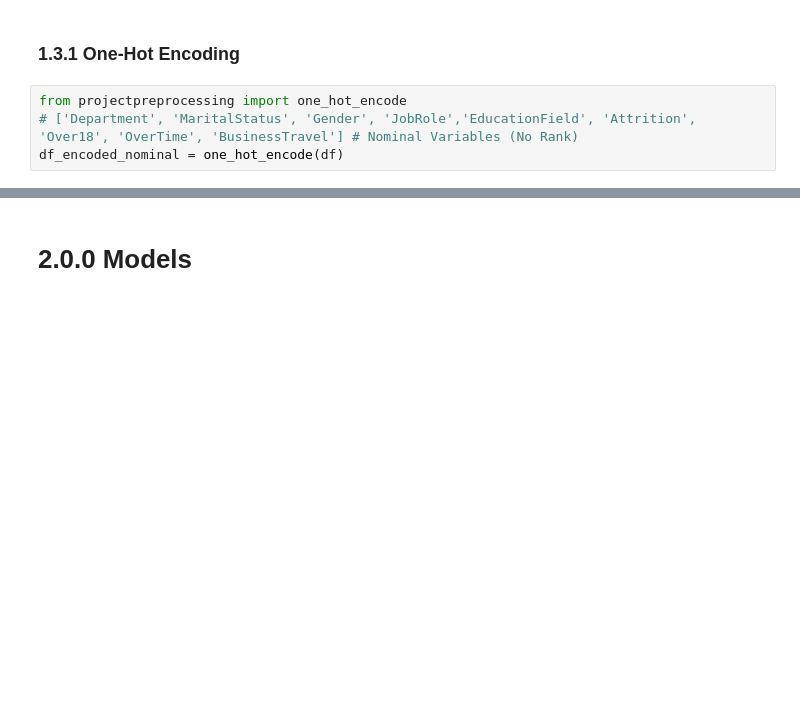
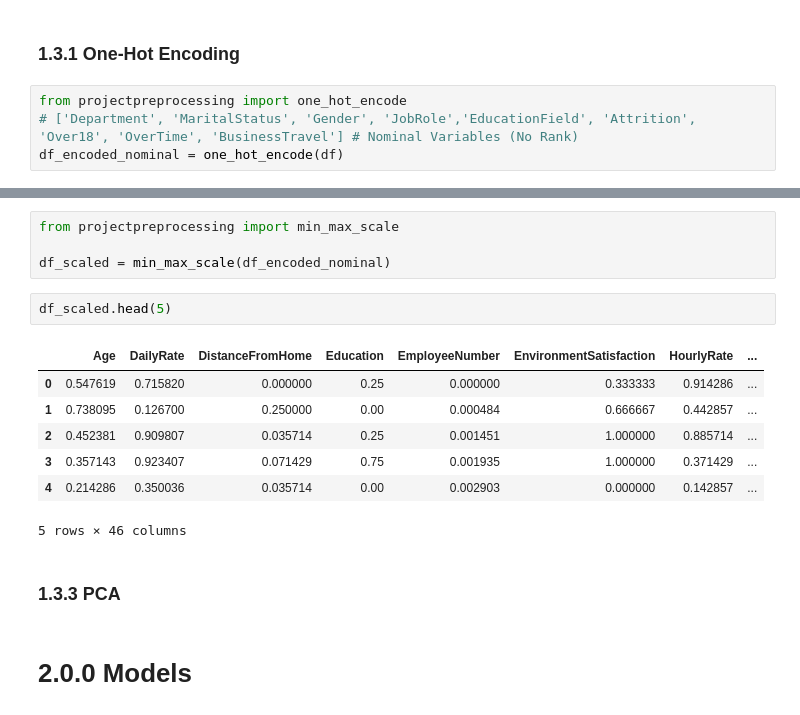
Before and after one commit to yzysnake/Data_Mining_Principles, a Jupyter notebook: Group Project/GroupProject.ipynb, the cells around one changed output, grey strips where cells are left out. Drawn from its saved outputs; the diff is of its cells as text; blank space fills up the shorter version.

```diff
--- a/Group Project/GroupProject.ipynb
+++ b/Group Project/GroupProject.ipynb
@@ -341,3 +351,19 @@ df_encoded_nominal = one_hot_encode(df)
+# %%
+from projectpreprocessing import min_max_scale
+
+df_scaled = min_max_scale(df_encoded_nominal)
+# %%
+df_scaled.head(5)
+# %% [output]
+|  | Age | DailyRate | DistanceFromHome | Education | EmployeeNumber | EnvironmentSatisfaction | HourlyRate | ... |
+| 0 | 0.547619 | 0.715820 | 0.000000 | 0.25 | 0.000000 | 0.333333 | 0.914286 | ... |
+| 1 | 0.738095 | 0.126700 | 0.250000 | 0.00 | 0.000484 | 0.666667 | 0.442857 | ... |
+| 2 | 0.452381 | 0.909807 | 0.035714 | 0.25 | 0.001451 | 1.000000 | 0.885714 | ... |
+| 3 | 0.357143 | 0.923407 | 0.071429 | 0.75 | 0.001935 | 1.000000 | 0.371429 | ... |
+| 4 | 0.214286 | 0.350036 | 0.035714 | 0.00 | 0.002903 | 0.000000 | 0.142857 | ... |
+5 rows × 46 columns
+# %% [markdown]
+### 1.3.3 PCA
 # %% [markdown]
 # 2.0.0 Models
 # %% [markdown]
```
Also changed, not shown: parts of 2 cells of this notebook, 1 other file.
